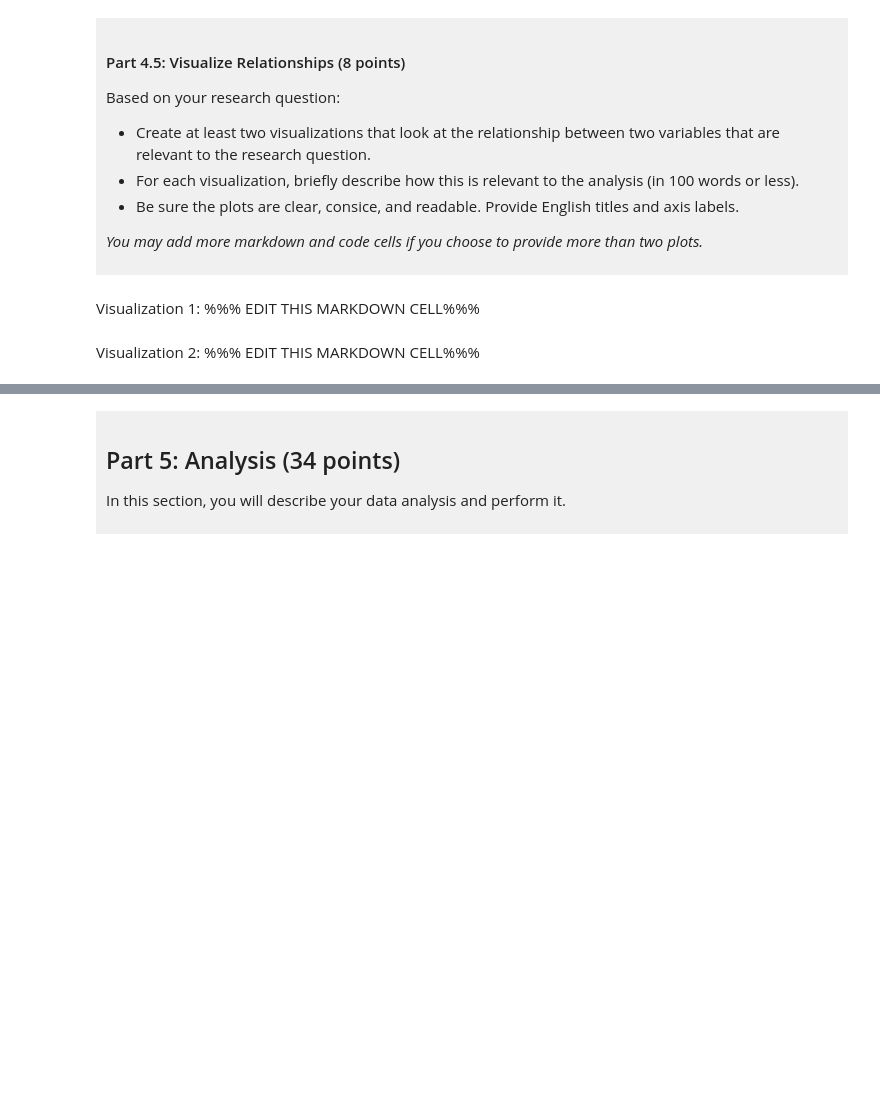
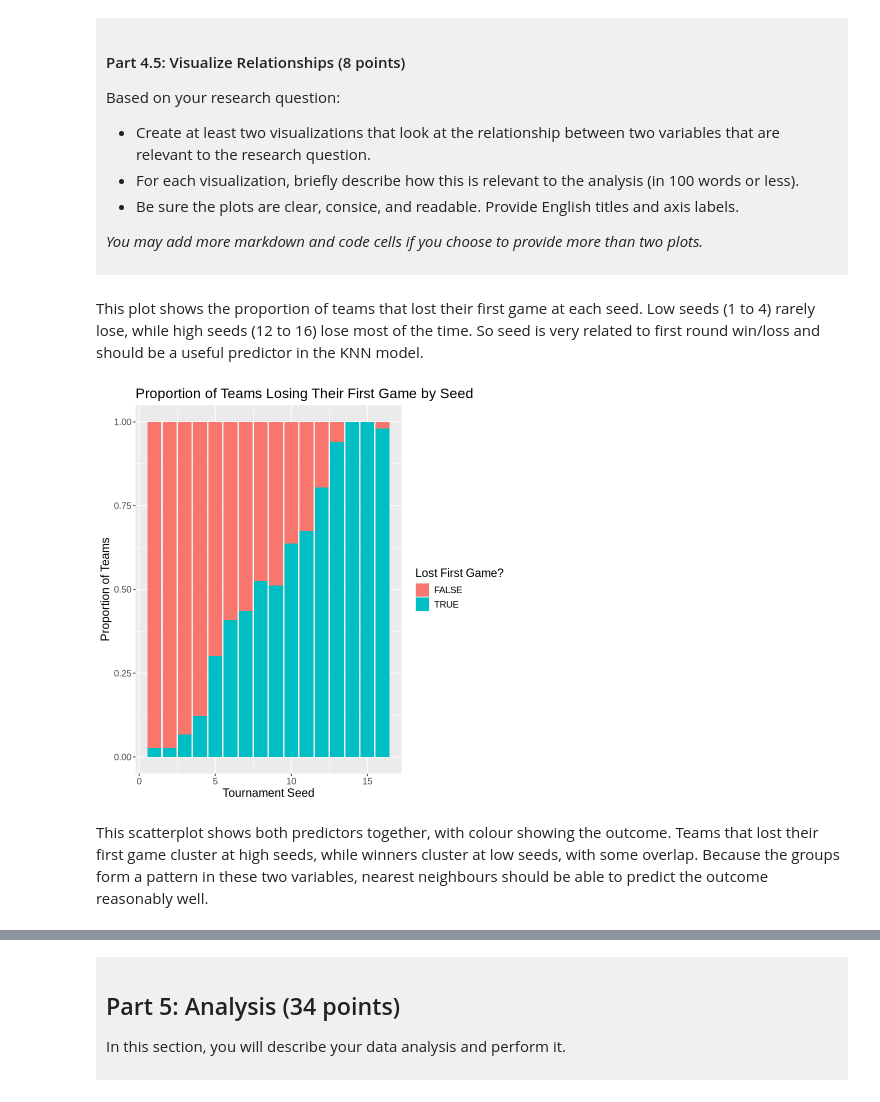
Before and after one commit to jaminwujw-ux/Jamin-s-DSCI-Project, a Jupyter notebook: dsci-100-project-notebook.ipynb, the cells around one changed output, grey strips where cells are left out. Cells and saved outputs as stored; diff of their text form; code cells hidden in the pictures; blank space fills up the shorter version.

```diff
--- a/dsci-100-project-notebook.ipynb
+++ b/dsci-100-project-notebook.ipynb
@@ -309,9 +378,20 @@ Based on your research question:
 *You may add more markdown and code cells if you choose to provide more than two plots.*
 </div>
 # %% [markdown]
-Visualization 1: %%% EDIT THIS MARKDOWN CELL%%%
+This plot shows the proportion of teams that lost their first game at each seed. Low seeds (1 to 4) rarely lose, while high seeds (12 to 16) lose most of the time. So seed is very related to first round win/loss and should be a useful predictor in the KNN model.
 # %%
-### EDIT THIS CODE CELL FOR VISUALIZATION 1###
+vis1 <- tidy_data |>
+    ggplot(aes(x = seed, fill = first_round_loss)) +
+    geom_bar(position = "fill") +
+    labs(x = "Tournament Seed",
+         y = "Proportion of Teams",
+         fill = "Lost First Game?") +
+    ggtitle("Proportion of Teams Losing Their First Game by Seed") +
+    theme(text = element_text(size = 14))
+
+vis1
+# %% [output]
+[figure, added]
 # %% [markdown]
-Visualization 2: %%% EDIT THIS MARKDOWN CELL%%%
+This scatterplot shows both predictors together, with colour showing the outcome. Teams that lost their first game cluster at high seeds, while winners cluster at low seeds, with some overlap. Because the groups form a pattern in these two variables, nearest neighbours should be able to predict the outcome reasonably well.
 # %%
```
Also changed, not shown: parts of 9 cells of this notebook.
